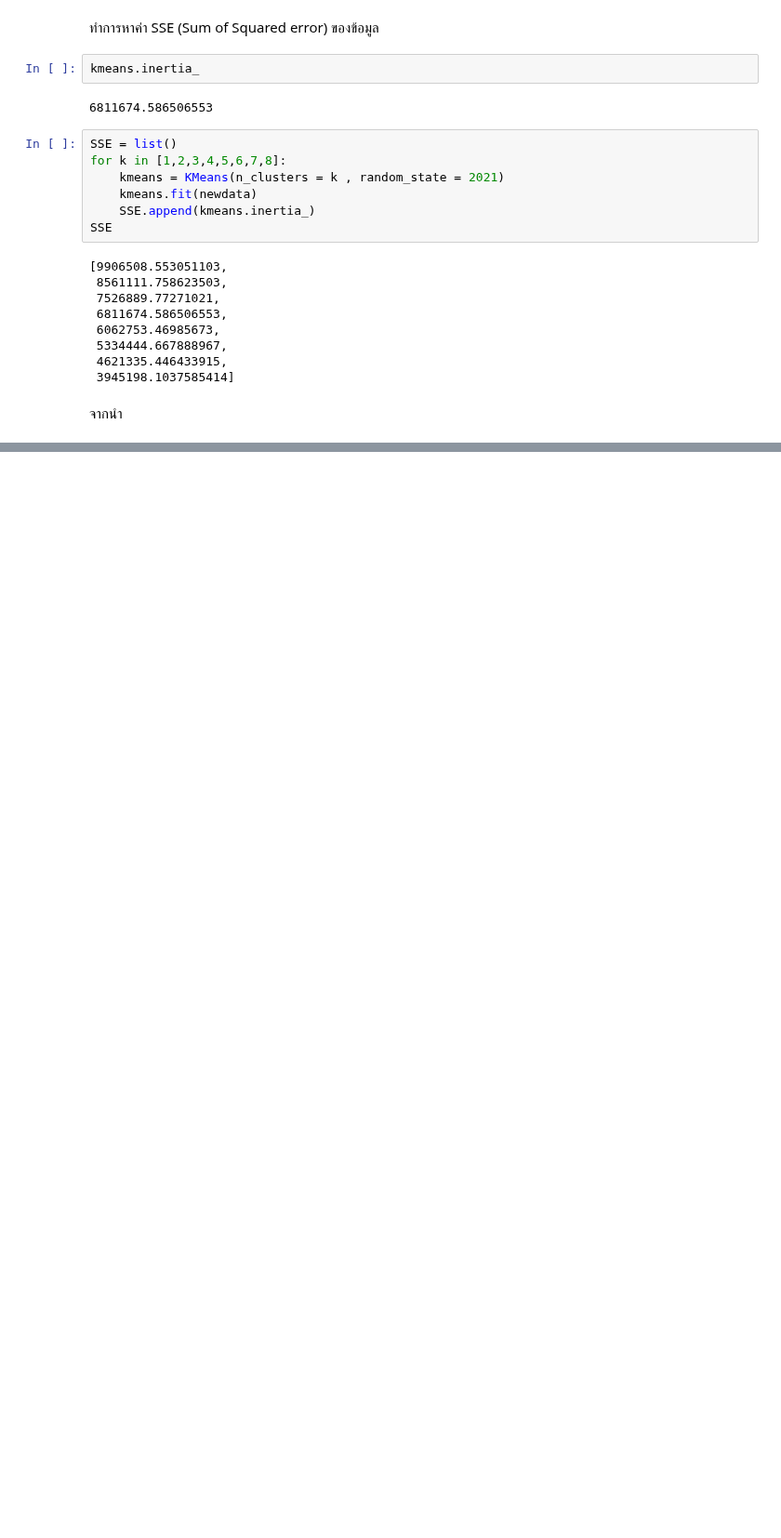
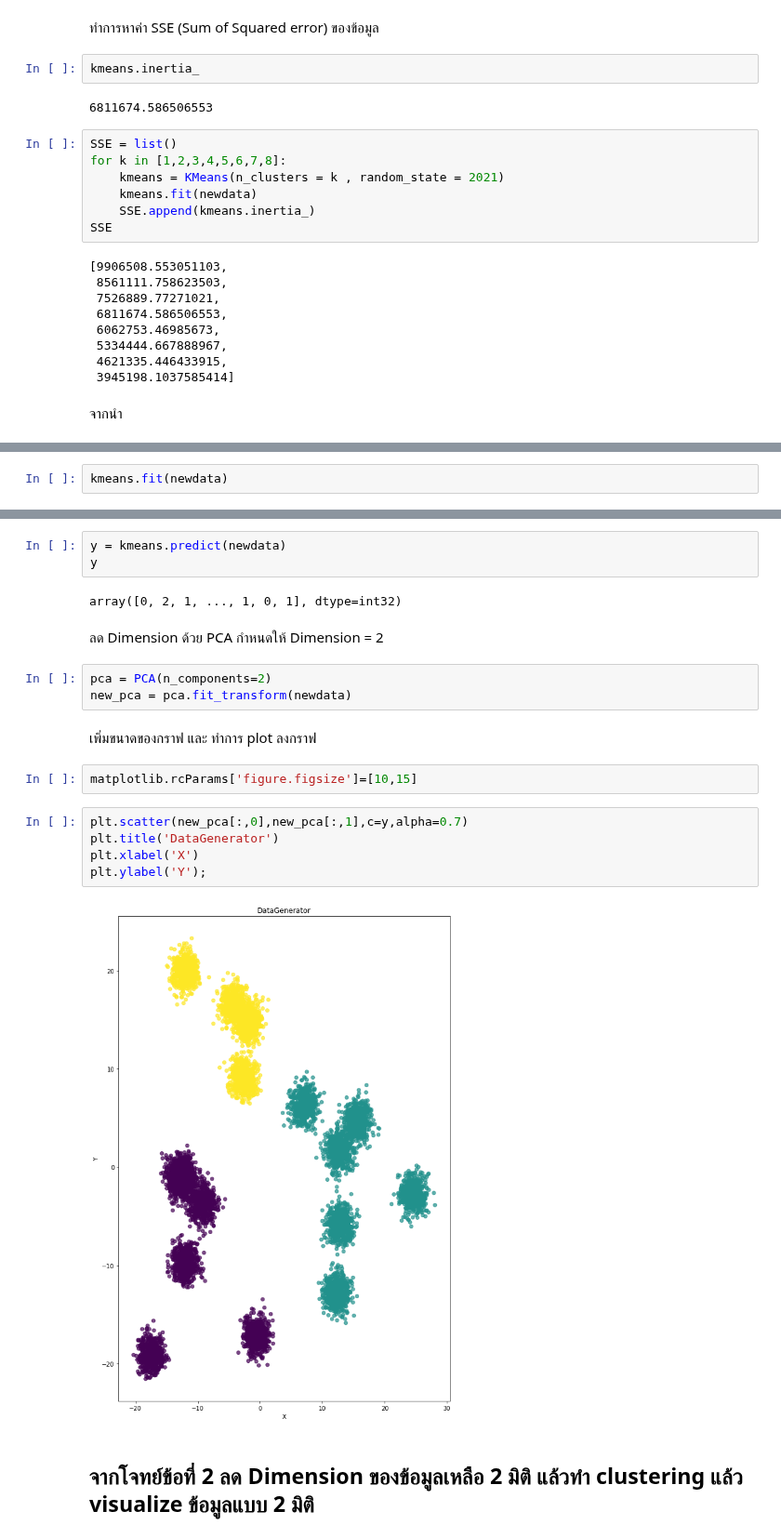
Before and after one commit to sitthatkaja/multivariate, a Jupyter notebook: Multivariate_Exam.ipynb, the cells around one changed output, grey strips where cells are left out. Shown at 93% size. Drawn from its saved outputs; the diff is of its cells as text; blank space fills up the shorter version.

```diff
--- a/Multivariate_Exam.ipynb
+++ b/Multivariate_Exam.ipynb
@@ -208,0 +249,2 @@ plt.ylabel('SSE');
+# %%
+kmeans.fit(newdata)
@@ -208,0 +280,23 @@ plt.ylabel('SSE');
+# %%
+y = kmeans.predict(newdata)
+y
+# %% [output]
+array([0, 2, 1, ..., 1, 0, 1], dtype=int32)
+# %% [markdown]
+ลด Dimension ด้วย PCA กำหนดให้ Dimension = 2
+# %%
+pca = PCA(n_components=2)
+new_pca = pca.fit_transform(newdata)
+# %% [markdown]
+เพิ่มขนาดของกราฟ และ ทำการ plot ลงกราฟ
+# %%
+matplotlib.rcParams['figure.figsize']=[10,15]
+# %%
+plt.scatter(new_pca[:,0],new_pca[:,1],c=y,alpha=0.7)
+plt.title('DataGenerator')
+plt.xlabel('X')
+plt.ylabel('Y');
+# %% [output]
+[figure, added]
+# %% [markdown]
+## **จากโจทย์ข้อที่ 2 ลด Dimension ของข้อมูลเหลือ 2 มิติ แล้วทำ clustering แล้ว visualize ข้อมูลแบบ 2 มิติ**
```
Also changed, not shown: parts of 40 cells of this notebook.
